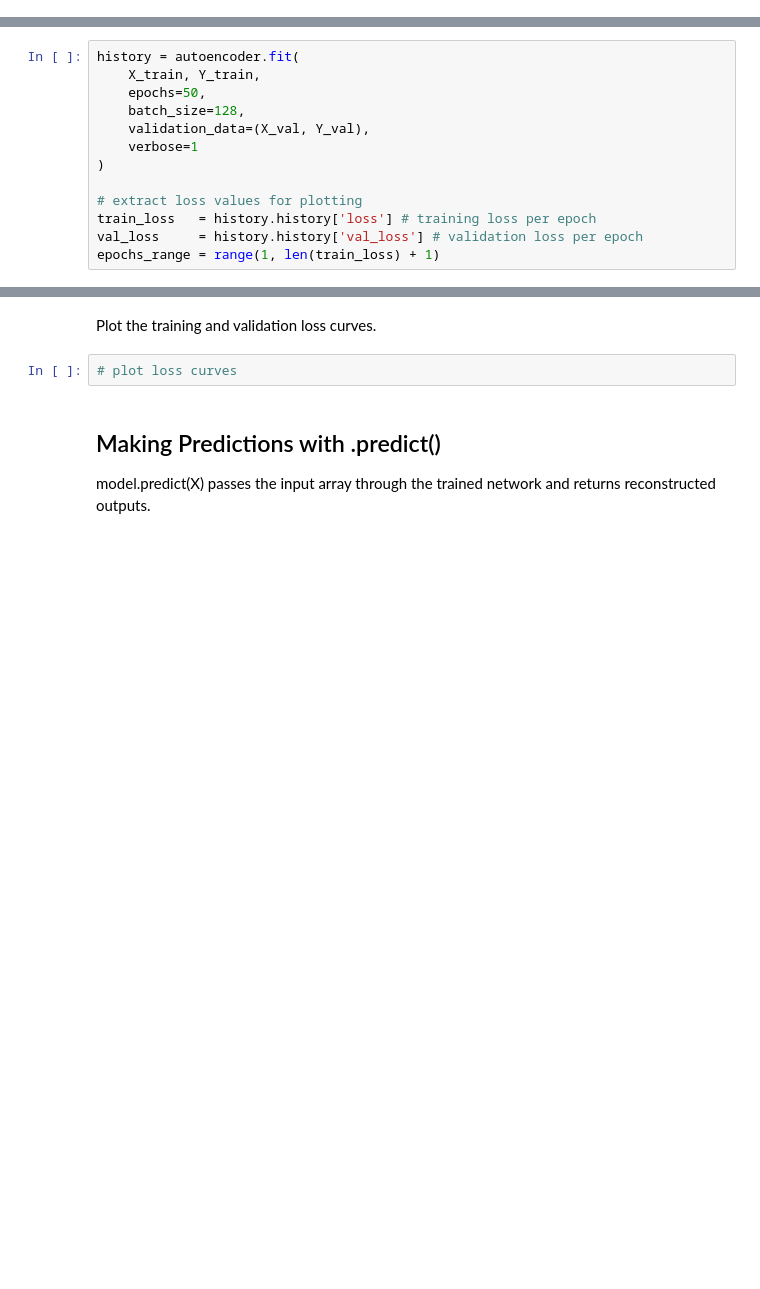
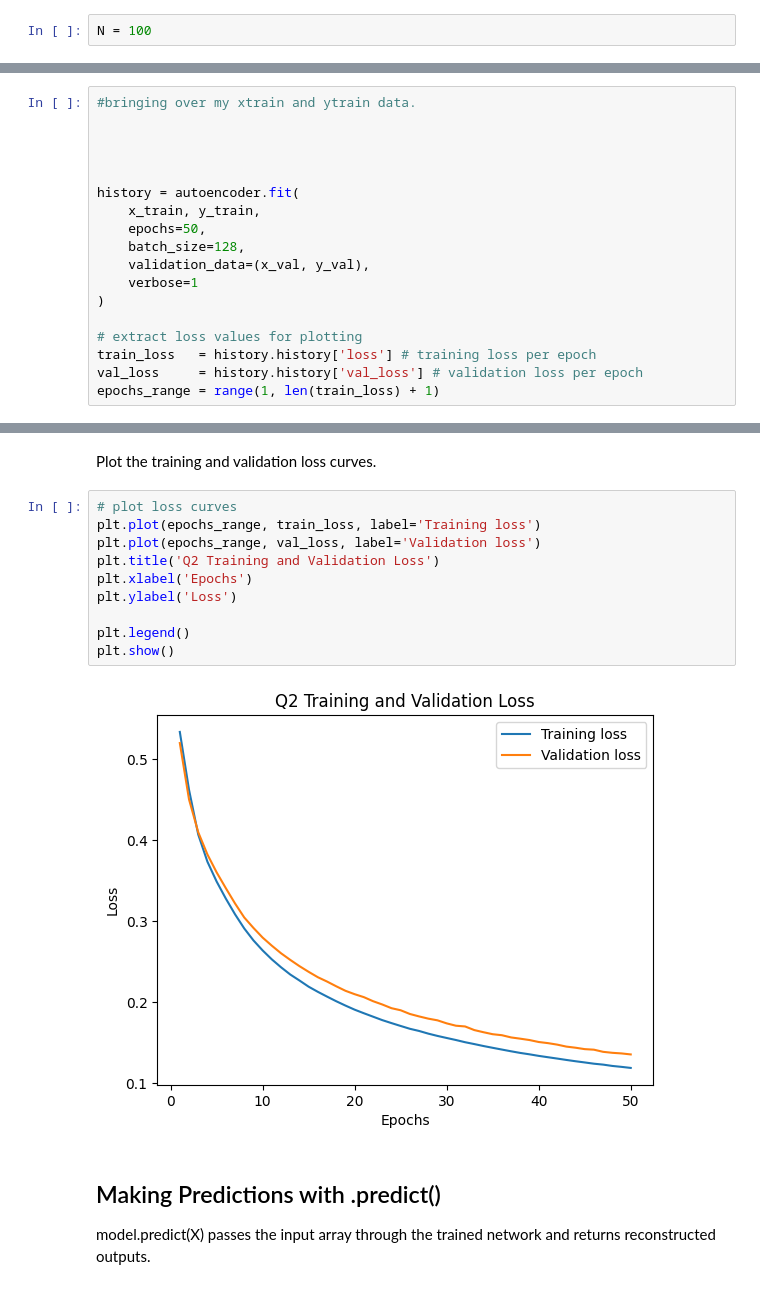
Before and after one commit to Astro-CMalhas/Computational-Astronomy, a Jupyter notebook: Comp_Astro_HW8.ipynb, the cells around one changed output, grey strips where cells are left out. Cells and saved outputs as stored; diff of their text form; blank space fills up the shorter version.

```diff
--- a/Comp_Astro_HW8.ipynb
+++ b/Comp_Astro_HW8.ipynb
@@ -144,6 +170,8 @@ Split into **90% training / 10% validation**.
 - **Decoder** reconstructs the signal from the latent representation
 
 The network is trained to minimise **mean squared error (MSE)** between the reconstructed and clean signal.
+# %%
+N = 100
 # %%
 autoencoder = Sequential([
     Input(shape=(N,)),
@@ -172,11 +216,16 @@ After training, history stores the training loss and validation loss at every ep
 
 If validation loss starts increasing while training loss keeps decreasing -> the model is **overfitting** (memorising the training data instead of generalising).
 # %%
+#bringing over my xtrain and ytrain data.
+
+
+
+
 history = autoencoder.fit(
-    X_train, Y_train,
+    x_train, y_train,
     epochs=50,
     batch_size=128,
-    validation_data=(X_val, Y_val),
+    validation_data=(x_val, y_val),
     verbose=1
 )
 
@@ -187,7 +254,17 @@ epochs_range = range(1, len(train_loss) + 1)
 # %% [markdown]
 Plot the training and validation loss curves.
-# %%
-# plot loss curves
+# %%
+# plot loss curves
+plt.plot(epochs_range, train_loss, label='Training loss')
+plt.plot(epochs_range, val_loss, label='Validation loss')
+plt.title('Q2 Training and Validation Loss')
+plt.xlabel('Epochs')
+plt.ylabel('Loss')
+
+plt.legend()
+plt.show()
+# %% [output]
+[figure, added]
 # %% [markdown]
 ## Making Predictions with .predict()
 
```
Also changed, not shown: parts of 8 cells of this notebook.
